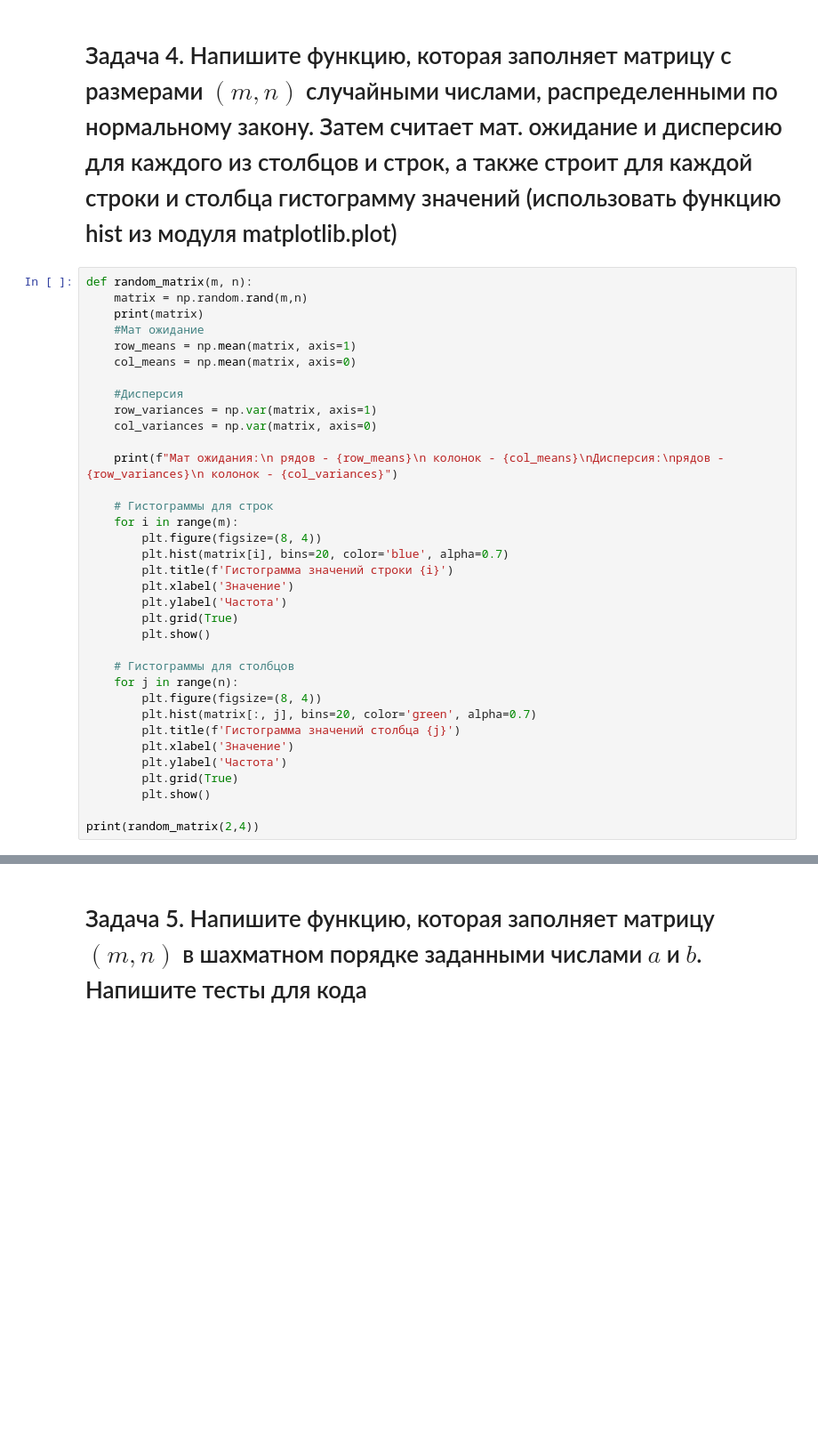
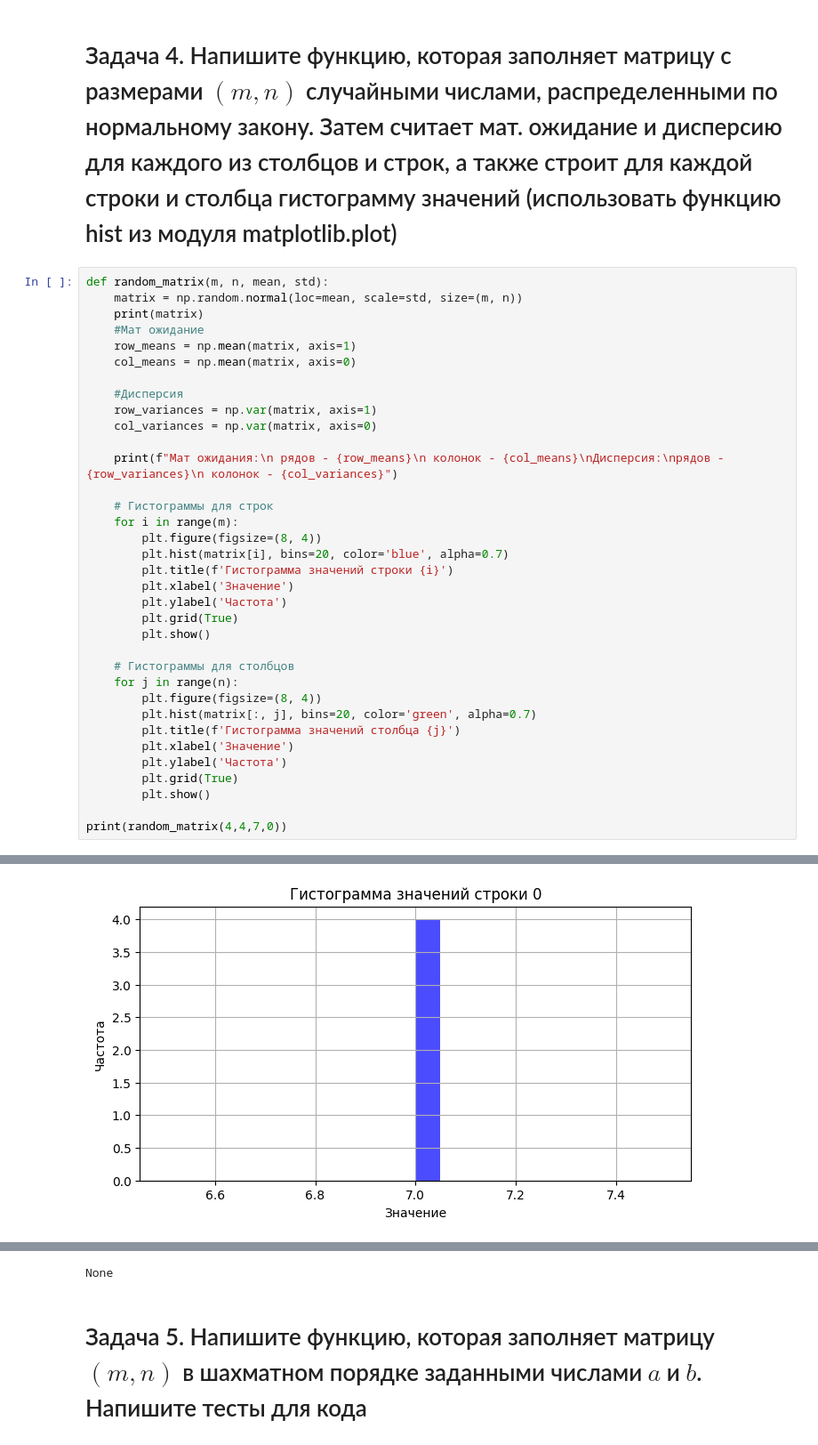
Before and after one commit to Vihla09/Lab1, a Jupyter notebook: IsNumpy.ipynb, the cells around one changed output, grey strips where cells are left out. Shown: that part at 89% size. Cells and saved outputs as stored; diff of their text form; blank space fills up the shorter version.

```diff
--- a/IsNumpy.ipynb
+++ b/IsNumpy.ipynb
@@ -120,8 +118,8 @@ None
 # %% [markdown]
 <h1>Задача 4. Напишите функцию, которая заполняет матрицу с размерами $(m, n)$ случайными числами, распределенными по нормальному закону. Затем считает мат. ожидание и дисперсию для каждого из столбцов и строк, а также строит для каждой строки и столбца гистограмму значений (использовать функцию hist из модуля matplotlib.plot)
 # %%
-def random_matrix(m, n):
-    matrix = np.random.rand(m,n)
+def random_matrix(m, n, mean, std):
+    matrix = np.random.normal(loc=mean, scale=std, size=(m, n))
     print(matrix)
     #Мат ожидание
     row_means = np.mean(matrix, axis=1)
@@ -153,4 +151,5 @@ def random_matrix(m, n):
         plt.grid(True)
         plt.show()
 
-print(random_matrix(2,4))
+print(random_matrix(4,4,7,0))
+# %% [output]
@@ -156,0 +166 @@ print(random_matrix(2,4))
+[figure, added]
@@ -157,3 +174,4 @@ print(random_matrix(2,4))
+None
 # %% [markdown]
 <h1>Задача 5. Напишите функцию, которая заполняет матрицу $(m, n)$ в шахматном порядке заданными числами $a$ и $b$. Напишите тесты для кода
 # %%
```
Also changed, not shown: parts of 5 cells of this notebook, 1 other file.
